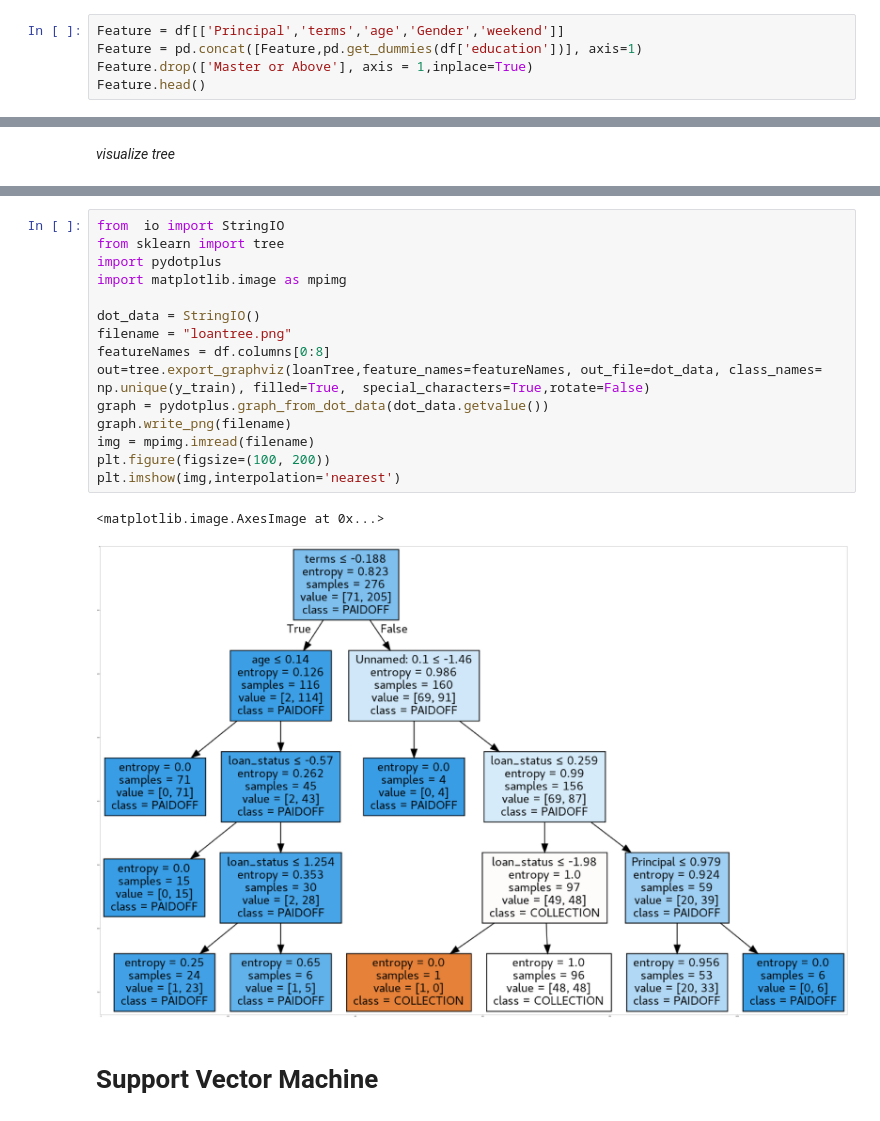
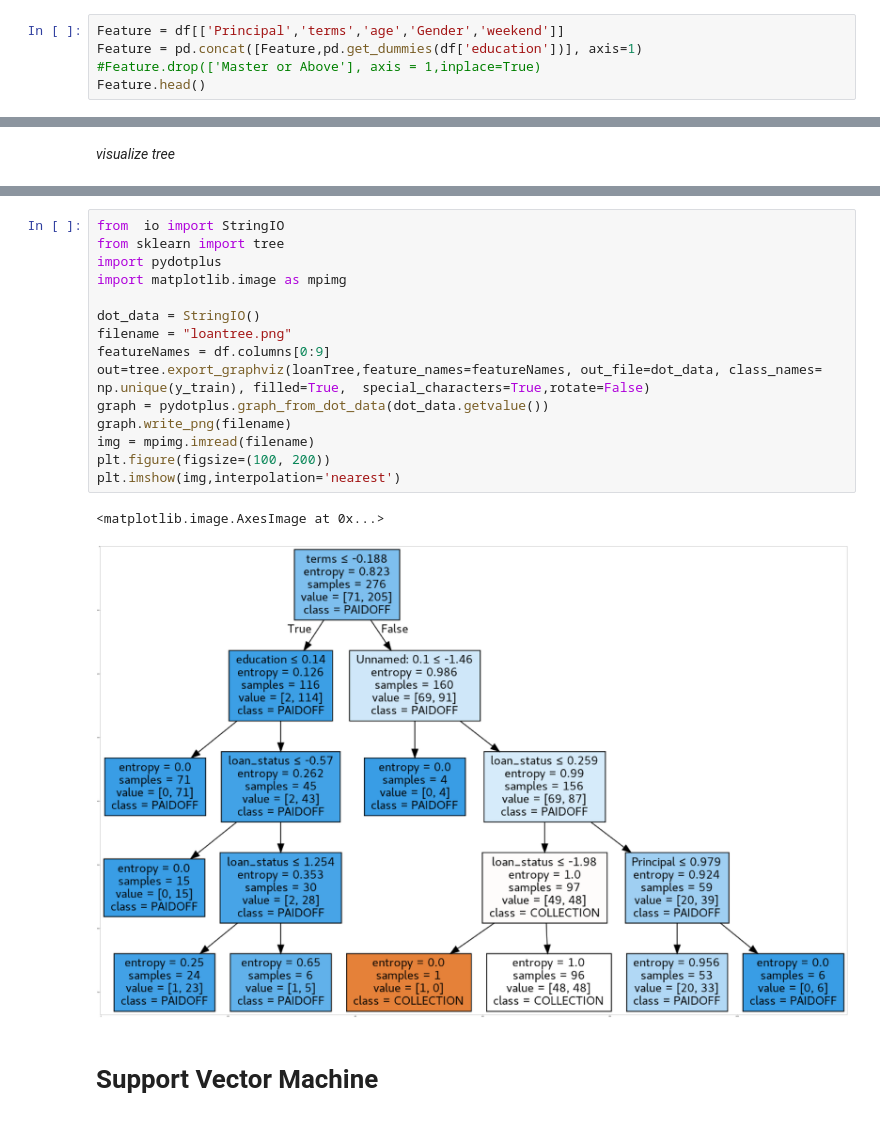
Before and after one commit to gousse/coursera-capstone-project, a Jupyter notebook: coursera proj loan.ipynb, the cells around one changed output, grey strips where cells are left out. Drawn from its saved outputs; the diff is of its cells as text.

```diff
--- a/coursera proj loan.ipynb
+++ b/coursera proj loan.ipynb
@@ -215,6 +228,6 @@ df[['Principal','terms','age','Gender','education']].head()
 # %%
 Feature = df[['Principal','terms','age','Gender','weekend']]
 Feature = pd.concat([Feature,pd.get_dummies(df['education'])], axis=1)
-Feature.drop(['Master or Above'], axis = 1,inplace=True)
+#Feature.drop(['Master or Above'], axis = 1,inplace=True)
 Feature.head()
 # %% [output]
@@ -391,21 +410,21 @@ Solving environment: done
 # %%
 from  io import StringIO
 from sklearn import tree
 import pydotplus
 import matplotlib.image as mpimg
 
 dot_data = StringIO()
 filename = "loantree.png"
-featureNames = df.columns[0:8]
+featureNames = df.columns[0:9]
 out=tree.export_graphviz(loanTree,feature_names=featureNames, out_file=dot_data, class_names= np.unique(y_train), filled=True,  special_characters=True,rotate=False)
 graph = pydotplus.graph_from_dot_data(dot_data.getvalue())
 graph.write_png(filename)
 img = mpimg.imread(filename)
 plt.figure(figsize=(100, 200))
 plt.imshow(img,interpolation='nearest')
 # %% [output]
 <matplotlib.image.AxesImage at 0x...>
-[figure, old version]
+[figure, new version]
 # %% [markdown]
 # Support Vector Machine
 # %%
```
Also changed, not shown: parts of 24 cells of this notebook.
